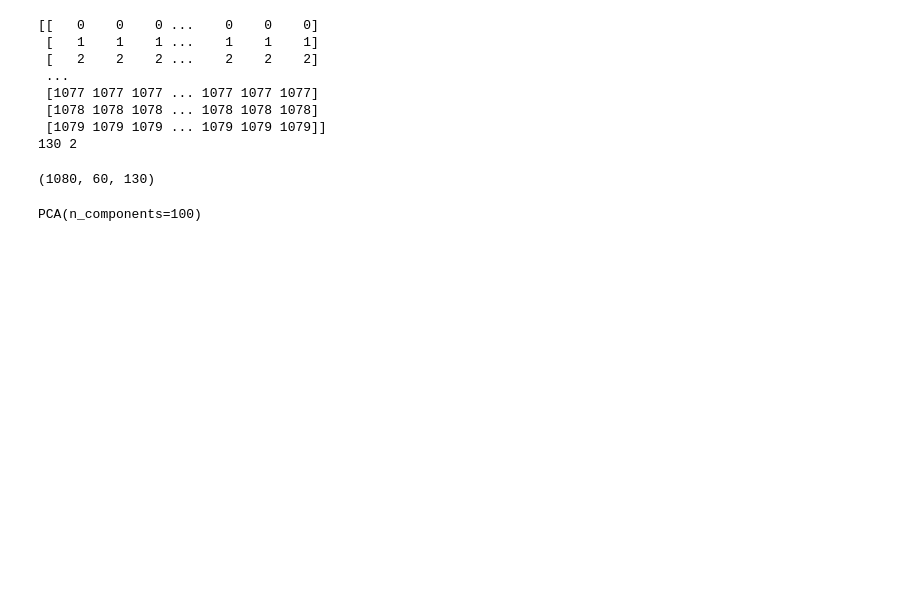
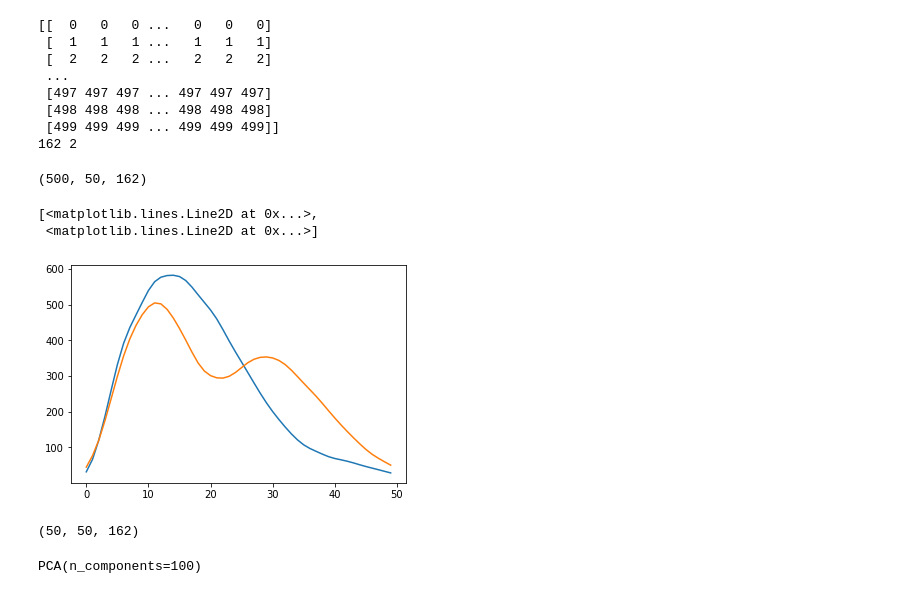
Before and after one commit to NinelK/IMBIZO2022_DS_tutorial_solutions, a Jupyter notebook: LFADS_JAX.ipynb, the cells around one changed output. Saved outputs shown, nothing was run; the diff lists cells and outputs as text; code cells hidden in the pictures; blank space fills up the shorter version.

```diff
--- a/LFADS_JAX.ipynb
+++ b/LFADS_JAX.ipynb
@@ -81,11 +105,10 @@ dataset.resample(bin)
 # %%
 input_key = 'spikes'
-# output_key = 'hand_vel'
-output_key = 'finger_vel'
+output_key = 'hand_vel'
 
 # Extract neural data and lagged hand velocity
-trial_length = 600//bin
-trial_data = dataset.make_trial_data(align_field='start_time', #'move_onset_time'
+trial_length = 500//bin
+trial_data = dataset.make_trial_data(align_field='move_onset_time',
                                      align_range=(0, 0+bin*trial_length))
 
 print(trial_data['trial_id'].to_numpy().reshape((-1,trial_length)))
@@ -100,18 +123,24 @@ print(input_size,output_size)
 inputs = inputs.reshape((-1,trial_length,input_size)) # [trials x time x inputs]
 outputs = outputs.reshape((-1,trial_length,output_size)) # [trials x time x outputs]
 
-data_bxtxn = inputs[shuffle]
+data_bxtxn = inputs
 data_bxtxn.shape
 # %% [output]
-[[   0    0    0 ...    0    0    0]
- [   1    1    1 ...    1    1    1]
- [   2    2    2 ...    2    2    2]
+[[  0   0   0 ...   0   0   0]
+ [  1   1   1 ...   1   1   1]
+ [  2   2   2 ...   2   2   2]
  ...
- [1077 1077 1077 ... 1077 1077 1077]
- [1078 1078 1078 ... 1078 1078 1078]
- [1079 1079 1079 ... 1079 1079 1079]]
-130 2
+ [497 497 497 ... 497 497 497]
+ [498 498 498 ... 498 498 498]
+ [499 499 499 ... 499 499 499]]
+162 2
-(1080, 60, 130)
+(500, 50, 162)
+# %%
+plt.plot(outputs.std(0))
+# %% [output]
+[<matplotlib.lines.Line2D at 0x...>,
+ <matplotlib.lines.Line2D at 0x...>]
+[figure, added]
 # %%
 data_dt = 10.0        # define our dt in a physiological range [ms]
 
@@ -124,6 +151,10 @@ assert len(angles) == nexamples
 train_data, eval_data = utils.split_data(data_bxtxn,
                                          train_fraction=train_fraction)
 eval_data_offset = int(train_fraction * data_bxtxn.shape[0])
+# %%
+eval_data.shape
+# %% [output]
+(50, 50, 162)
 # %%
 import sklearn
 ncomponents = 100
```
Also changed, not shown: parts of 19 cells of this notebook.
